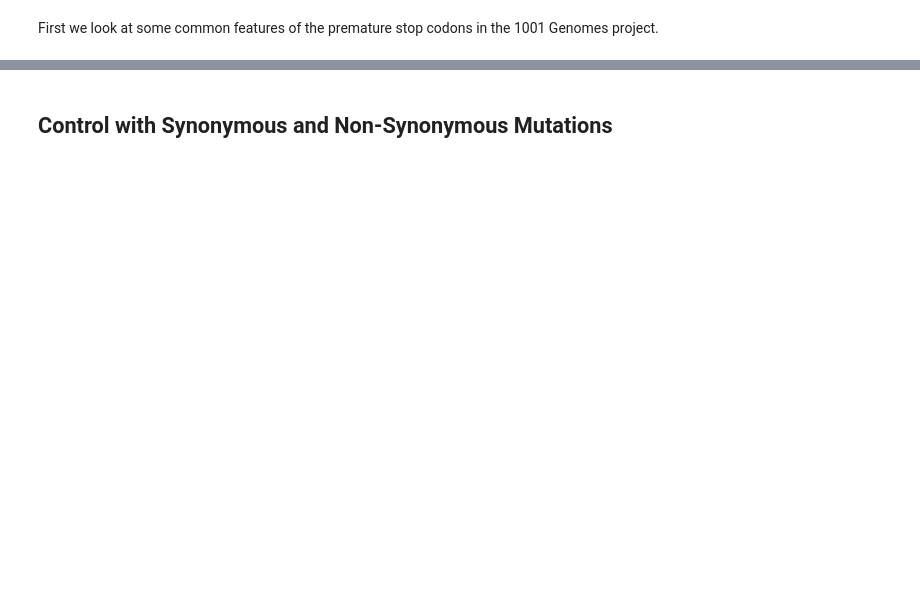
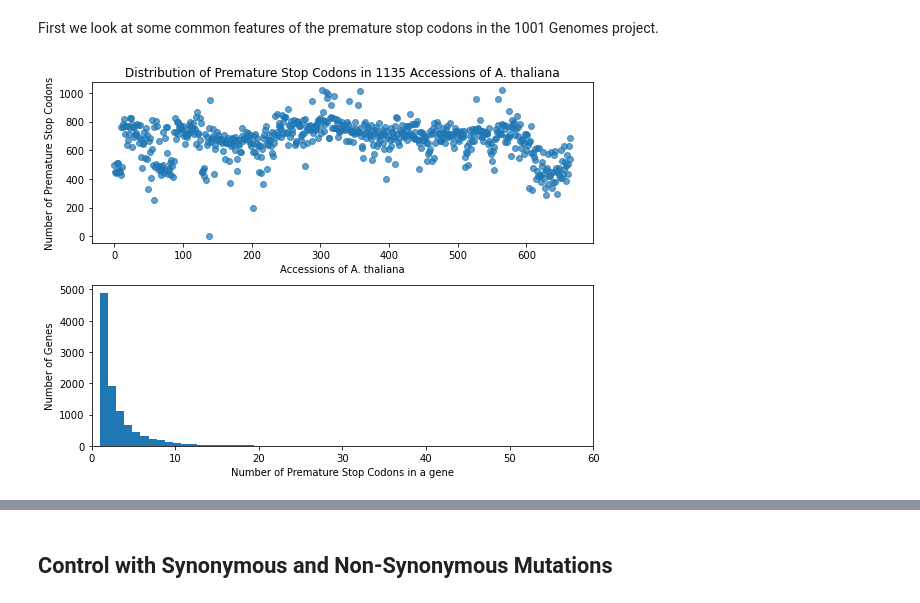
Before and after one commit to laurasteinmann/Premature_Stop_Codons, a Jupyter notebook: results/Premature_Stop_Codons.ipynb, the cells around one changed output, grey strips where cells are left out. Cells and saved outputs as stored; diff of their text form; code cells hidden in the pictures; blank space fills up the shorter version.

```diff
--- a/results/Premature_Stop_Codons.ipynb
+++ b/results/Premature_Stop_Codons.ipynb
@@ -59,32 +59,35 @@ First we look at some common features of the premature stop codons in the 1001 G
 # %%
 import pandas as pd
 import numpy as np
 import matplotlib.pyplot as plt
 
-gt_section = pd.read_csv('data/preprocessed/GT_Section_Numeric_Overlap.csv', index_col=0)
-stop_table = pd.read_csv('data/processed/Genexpression_Differences/Stop_Table_Full.csv', index_col=0)
+gt_section = pd.read_csv('../data/preprocessed/GT_Section_Numeric_Overlap.csv', index_col=0)
+stop_table = pd.read_csv('../data/processed/Genexpression_Differences/Stop_Table_Full.csv', index_col=0)
 
 genes = np.unique(stop_table.Gene)
 
 numbers_gene_count = []
 for gene in genes:
     subset = stop_table[stop_table['Gene'] == gene]
     numbers_gene_count.append(subset.shape[0])
 
 numbers_premature_stops = gt_section.sum(axis=1)
 accessions = np.arange(0, len(gt_section.index.values))
 fig = plt.figure(figsize=(8, 6))
 gs = fig.add_gridspec(2, 1)
 ax1 = fig.add_subplot(gs[0, 0])
 ax1.scatter(accessions, numbers_premature_stops, alpha=0.7)
 ax1.set_xlabel('Accessions of A. thaliana')
 ax1.set_ylabel('Number of Premature Stop Codons')
 ax1.set_title('Distribution of Premature Stop Codons in 1135 Accessions of A. thaliana')
 ax2 = fig.add_subplot(gs[1, 0])
 ax2.hist(numbers_gene_count, bins=60);
 ax2.set_xlim(0, 60);
 ax2.set_xlabel('Number of Premature Stop Codons in a gene')
+ax2.set_ylabel('Number of Genes')
 fig.tight_layout()
-output_file = "results/figures/Distribution_Premature_Stop_Codons.png"
+output_file = "figures/Distribution_Premature_Stop_Codons.png"
 plt.savefig(output_file, dpi=700, facecolor='w')
 plt.show()
+# %% [output]
+[figure, added]
```
Also changed, not shown: parts of 3 cells of this notebook, 2 other files.
